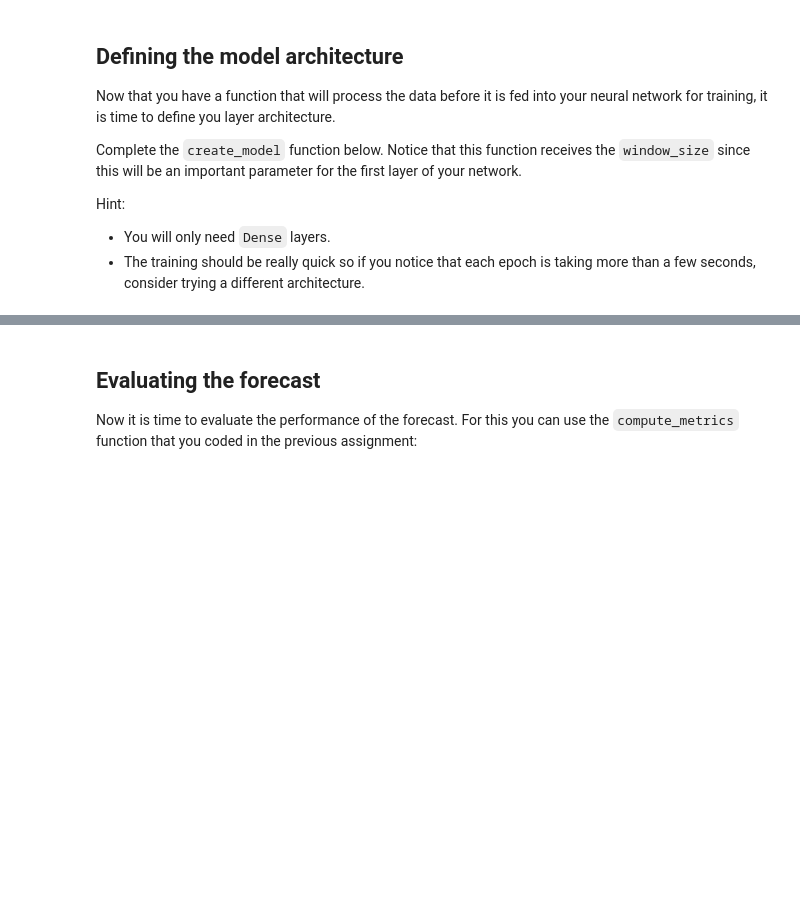
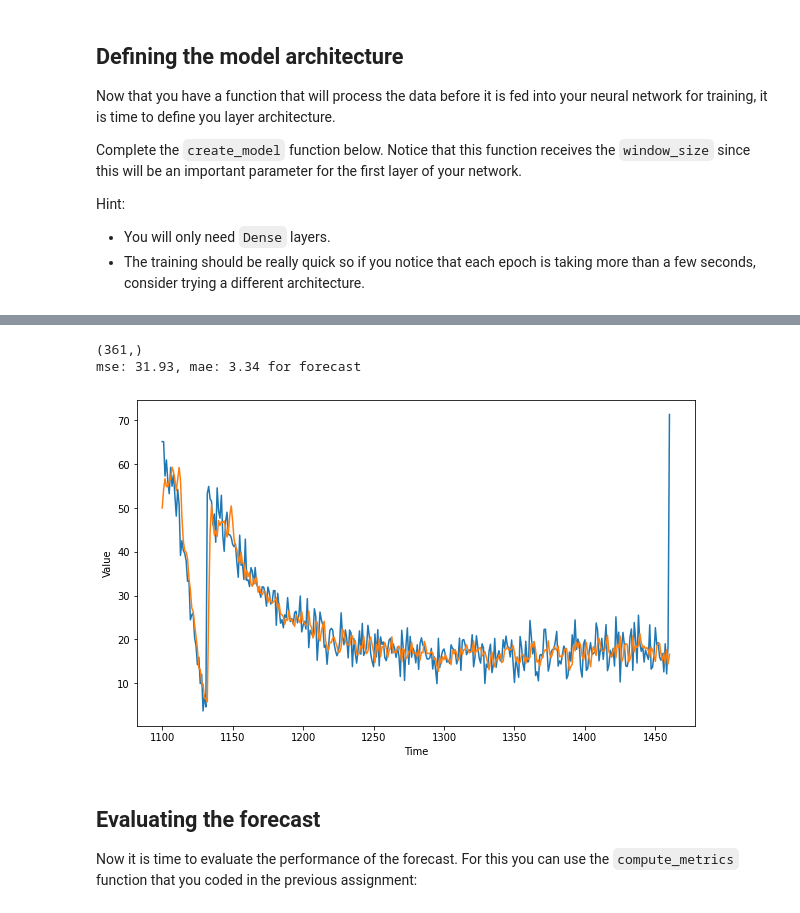
Before and after one commit to MrGeislinger/TensorFlow-Developer-Certificate, a Jupyter notebook: coursera/c4-tensorflow-sequences-time-series-and-prediction/w2-assignment/C4W2_Assignment.ipynb, the cells around one changed output, grey strips where cells are left out. Cells and saved outputs as stored; diff of their text form; code cells hidden in the pictures; blank space fills up the shorter version.

```diff
--- a/coursera/c4-tensorflow-sequences-time-series-and-prediction/w2-assignment/C4W2_Assignment.ipynb
+++ b/coursera/c4-tensorflow-sequences-time-series-and-prediction/w2-assignment/C4W2_Assignment.ipynb
@@ -214,11 +214,25 @@ def create_model(window_size=G.WINDOW_SIZE):
     ### START CODE HERE
 
     model = tf.keras.models.Sequential([
-
+        tf.keras.layers.Dense(256, activation='relu', input_shape=(window_size,)),
+        tf.keras.layers.Dense(128, activation='relu'),
+        tf.keras.layers.Dense(64, activation='relu'),
+        tf.keras.layers.Dense(64, activation='relu'),
+#         tf.keras.layers.Dropout(0.2),
+        tf.keras.layers.Dense(64, activation='relu'),
+        tf.keras.layers.Dense(32, activation='relu'),
+        tf.keras.layers.Dense(32, activation='relu'),
+        tf.keras.layers.Dense(16, activation='relu'),
+#         tf.keras.layers.Dropout(0.2),
+        tf.keras.layers.Dense(1),
     ])
 
-    model.compile(loss=None,
-                  optimizer=None)
+    model.compile(loss='mse',
+                  optimizer=tf.keras.optimizers.SGD(
+                                learning_rate=1e-5,
+                                momentum=0.9,
+                  ),
+    )
 
     ### END CODE HERE
 
@@ -235,3 +269,33 @@ model.fit(dataset, epochs=100)
+# %%
+def _generate_forecast(series=G.SERIES, split_time=G.SPLIT_TIME, window_size=G.WINDOW_SIZE):
+    forecast = []
+    feats = (
+        series[time:time + window_size][np.newaxis]
+             for time in range(len(series) - window_size)
+    )
+    forecast = model.predict(feats)
+    results = forecast[split_time-window_size:]
+    results = results.flatten()
+    return results
+
+
+# Save the forecast
+dnn_forecast = _generate_forecast()
+print(dnn_forecast.shape)
+
+plt.figure(figsize=(10, 6))
+plot_series(time_valid, series_valid)
+plot_series(time_valid, dnn_forecast)
+
+mse, mae = compute_metrics(series_valid, dnn_forecast)
+
+print(f"mse: {mse:.2f}, mae: {mae:.2f} for forecast")
+
+# model.summary()
+# %% [output]
+(361,)
+mse: 31.93, mae: 3.34 for forecast
+[figure, added]
 # %% [markdown]
 ## Evaluating the forecast
 
```
Also changed, not shown: parts of 5 cells of this notebook, 1 other file.
